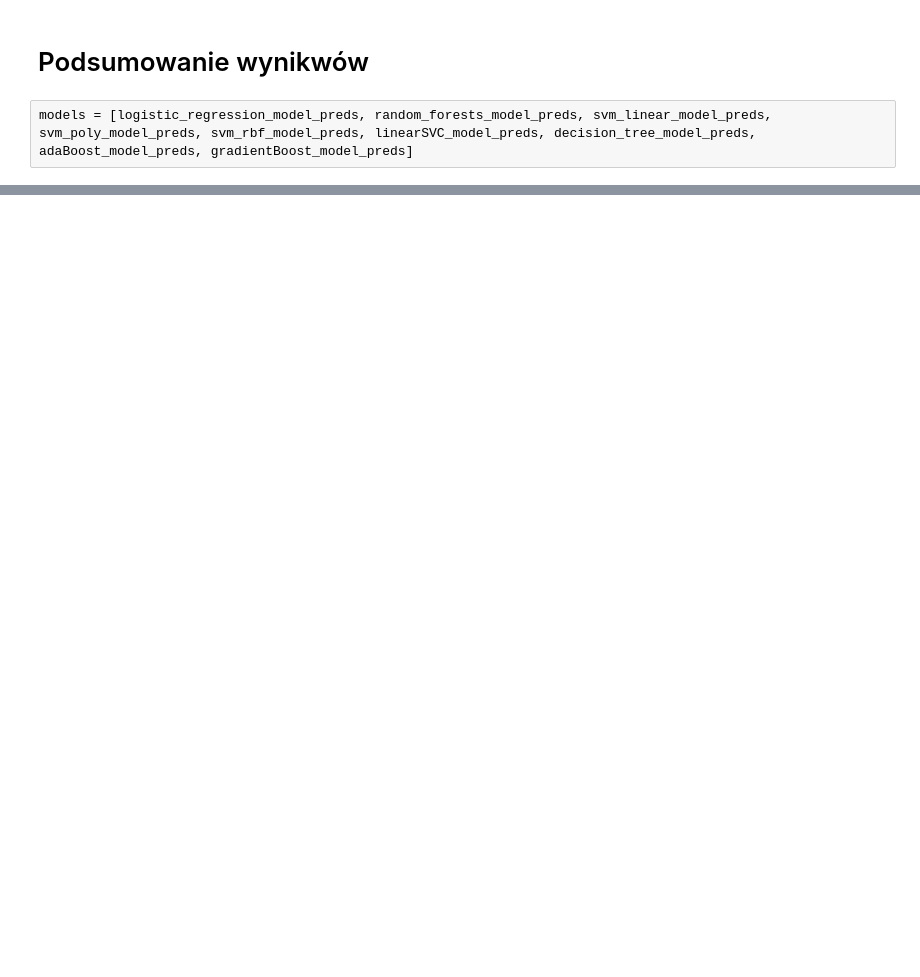
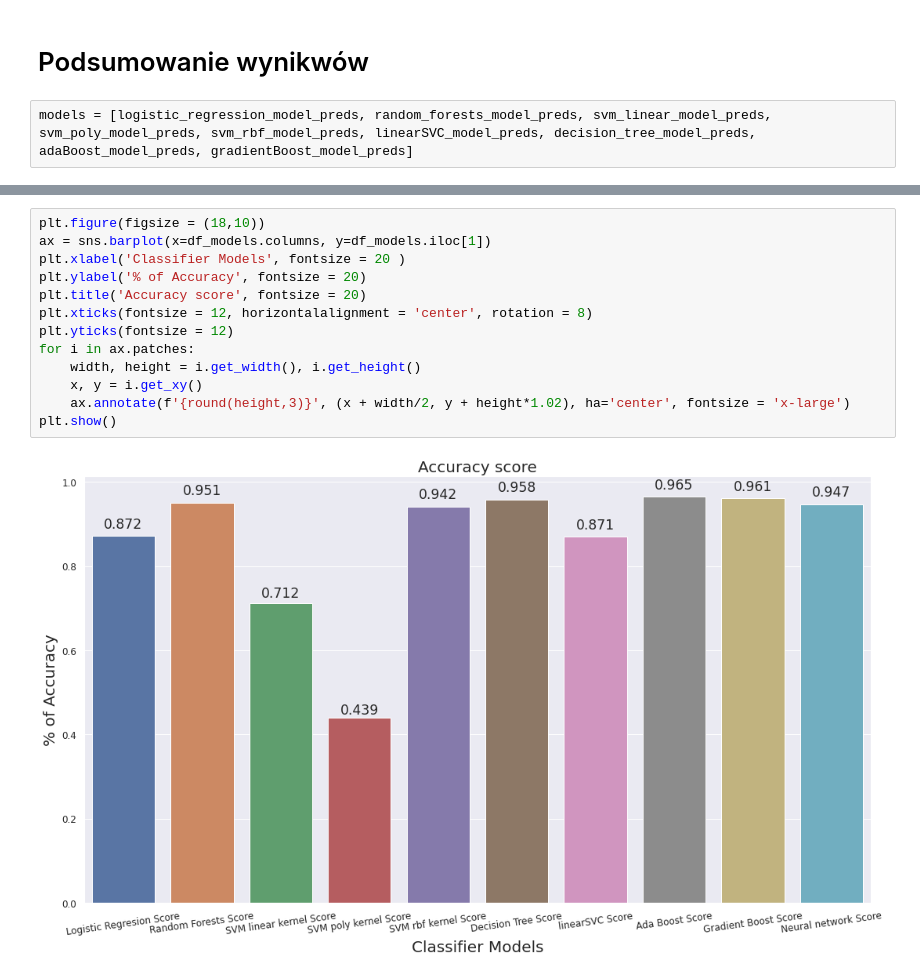
Before and after one commit to karolinaprygiel/ai-project, a Jupyter notebook: satisfaction_prediction.ipynb, the cells around one changed output, grey strips where cells are left out. Drawn from its saved outputs; the diff is of its cells as text; blank space fills up the shorter version.

```diff
--- a/satisfaction_prediction.ipynb
+++ b/satisfaction_prediction.ipynb
@@ -1362,0 +1432,15 @@ plt.show()
+# %%
+plt.figure(figsize = (18,10))
+ax = sns.barplot(x=df_models.columns, y=df_models.iloc[1])
+plt.xlabel('Classifier Models', fontsize = 20 )
+plt.ylabel('% of Accuracy', fontsize = 20)
+plt.title('Accuracy score', fontsize = 20)
+plt.xticks(fontsize = 12, horizontalalignment = 'center', rotation = 8)
+plt.yticks(fontsize = 12)
+for i in ax.patches:
+    width, height = i.get_width(), i.get_height()
+    x, y = i.get_xy()
+    ax.annotate(f'{round(height,3)}', (x + width/2, y + height*1.02), ha='center', fontsize = 'x-large')
+plt.show()
+# %% [output]
+[figure, added]
```
Also changed, not shown: parts of 26 cells of this notebook.
